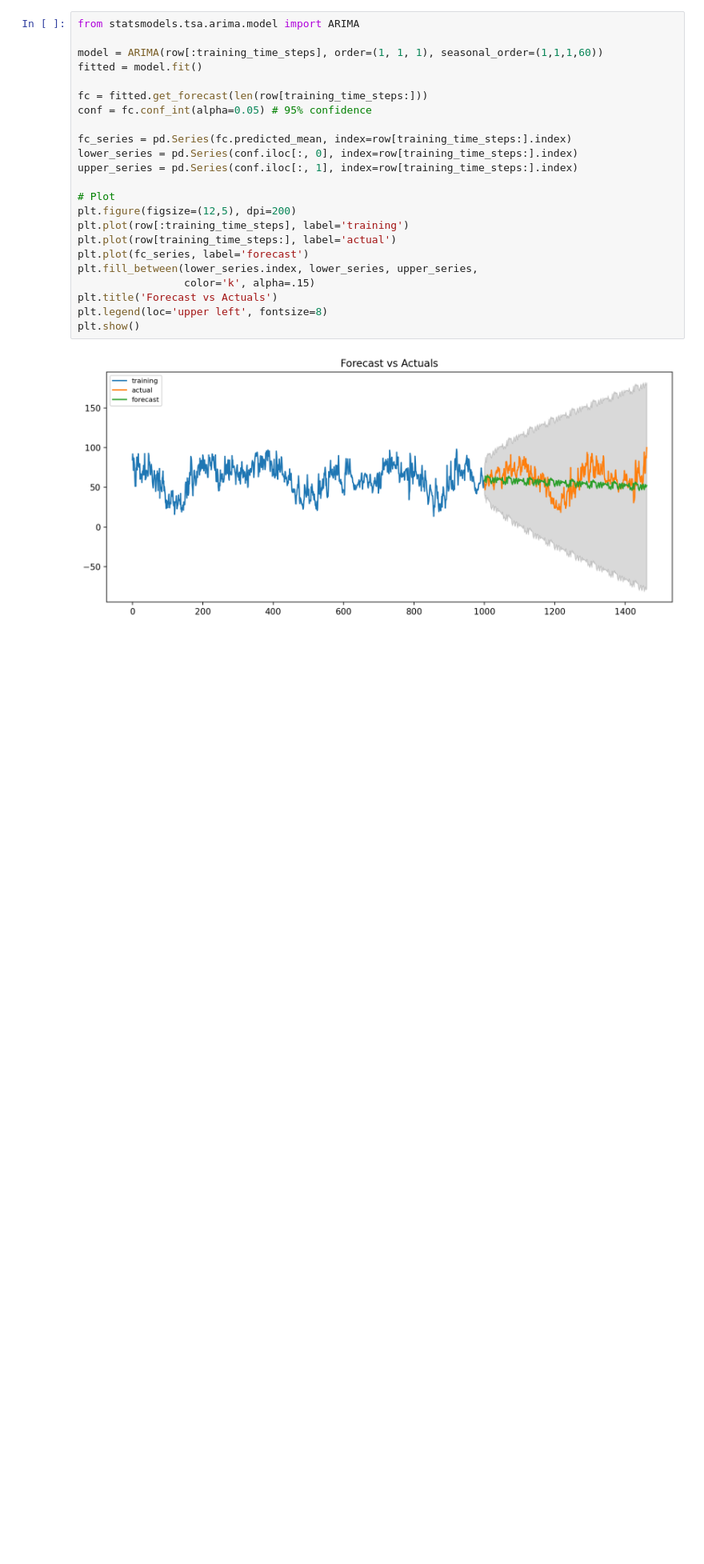
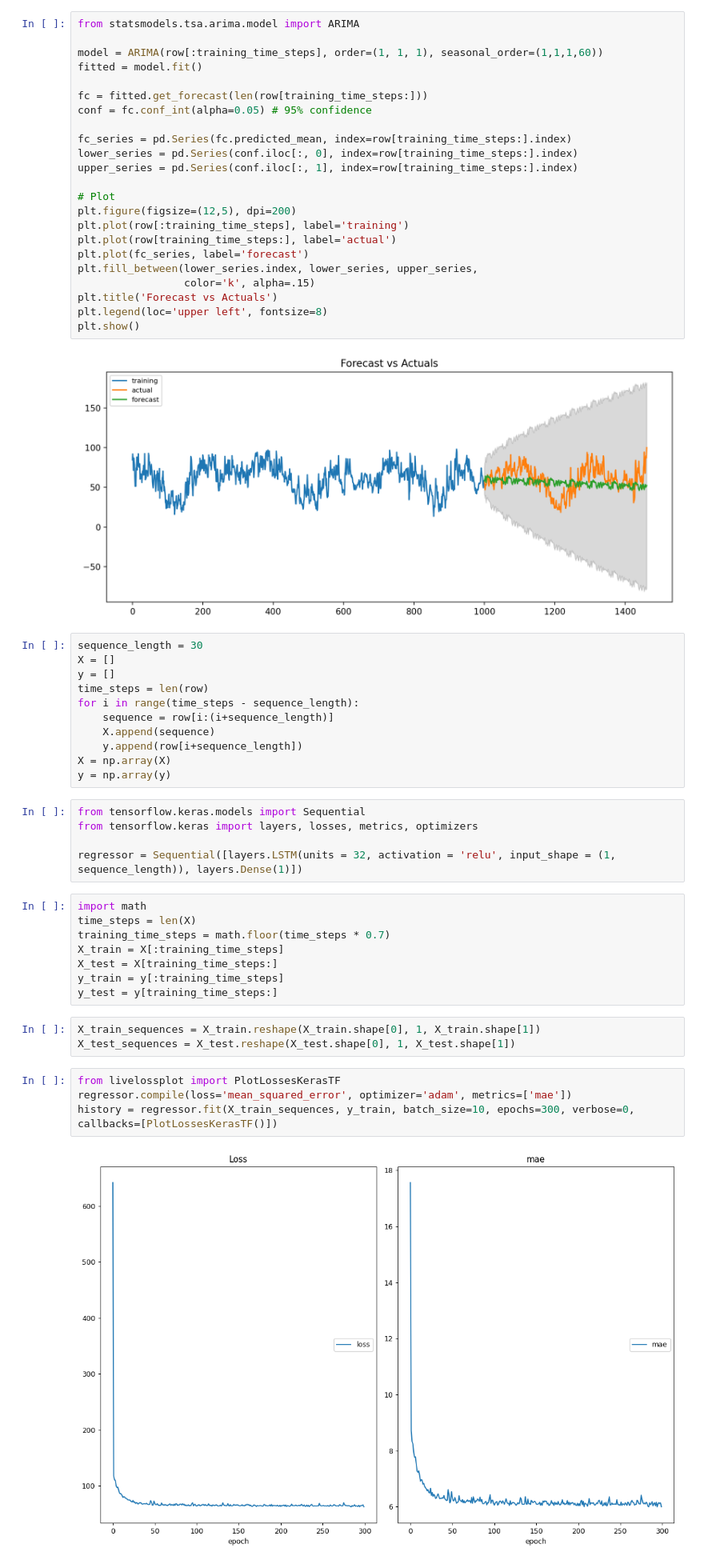
Before and after one commit to PRJSS/data-processing, a Jupyter notebook: lab2/Lab2.ipynb, the cells around one changed output. Shown: that part at 80% size. Cells and saved outputs as stored; diff of their text form; blank space fills up the shorter version.

Commit message:
feat: add LSTM solution

```diff
--- a/lab2/Lab2.ipynb
+++ b/lab2/Lab2.ipynb
@@ -111,3 +111,36 @@ plt.legend(loc='upper left', fontsize=8)
 plt.show()
 # %% [output]
 [figure]
+# %%
+sequence_length = 30
+X = []
+y = []
+time_steps = len(row)
+for i in range(time_steps - sequence_length):
+    sequence = row[i:(i+sequence_length)]
+    X.append(sequence)
+    y.append(row[i+sequence_length])
+X = np.array(X)
+y = np.array(y)
+# %%
+from tensorflow.keras.models import Sequential
+from tensorflow.keras import layers, losses, metrics, optimizers
+
+regressor = Sequential([layers.LSTM(units = 32, activation = 'relu', input_shape = (1, sequence_length)), layers.Dense(1)])
+# %%
+import math
+time_steps = len(X)
+training_time_steps = math.floor(time_steps * 0.7)
+X_train = X[:training_time_steps]
+X_test = X[training_time_steps:]
+y_train = y[:training_time_steps]
+y_test = y[training_time_steps:]
+# %%
+X_train_sequences = X_train.reshape(X_train.shape[0], 1, X_train.shape[1])
+X_test_sequences = X_test.reshape(X_test.shape[0], 1, X_test.shape[1])
+# %%
+from livelossplot import PlotLossesKerasTF
+regressor.compile(loss='mean_squared_error', optimizer='adam', metrics=['mae'])
+history = regressor.fit(X_train_sequences, y_train, batch_size=10, epochs=300, verbose=0, callbacks=[PlotLossesKerasTF()])
+# %% [output]
+[figure, added]
```
Also changed, not shown: parts of 5 cells of this notebook.
